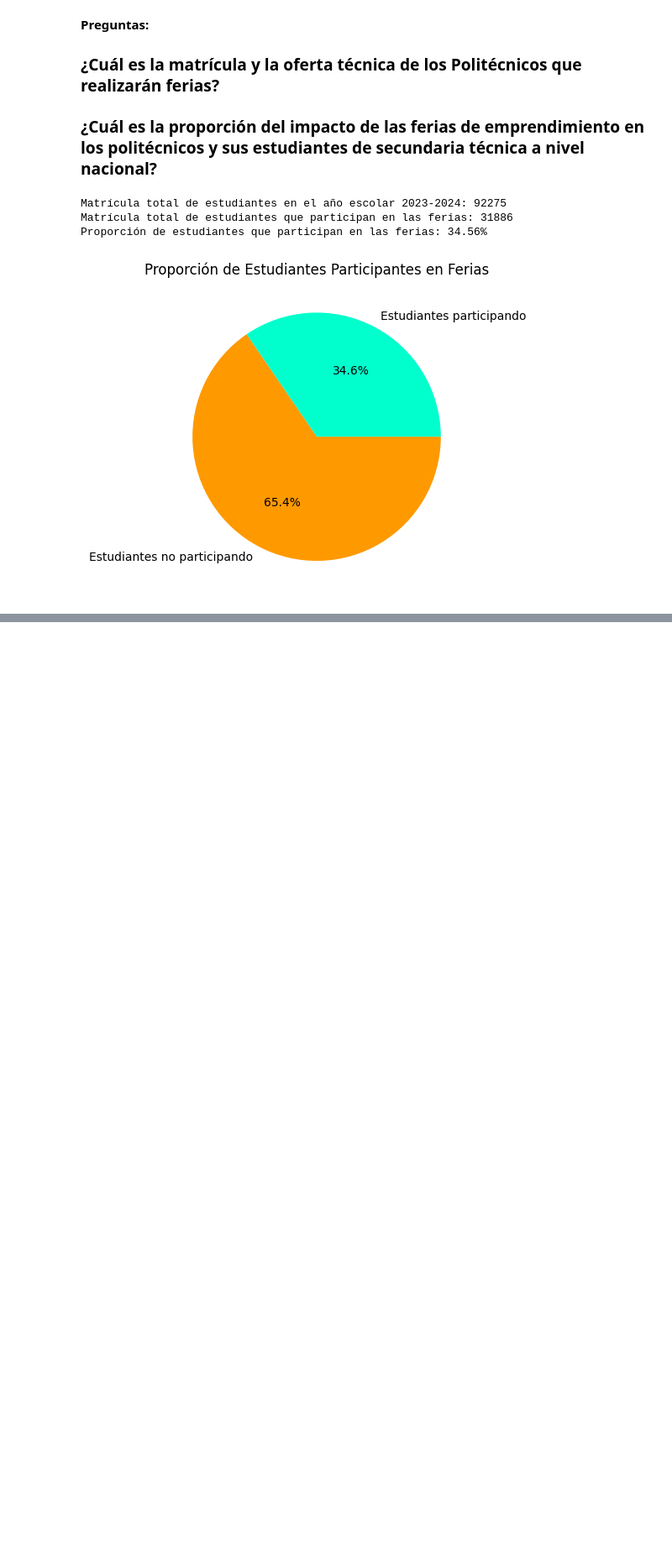
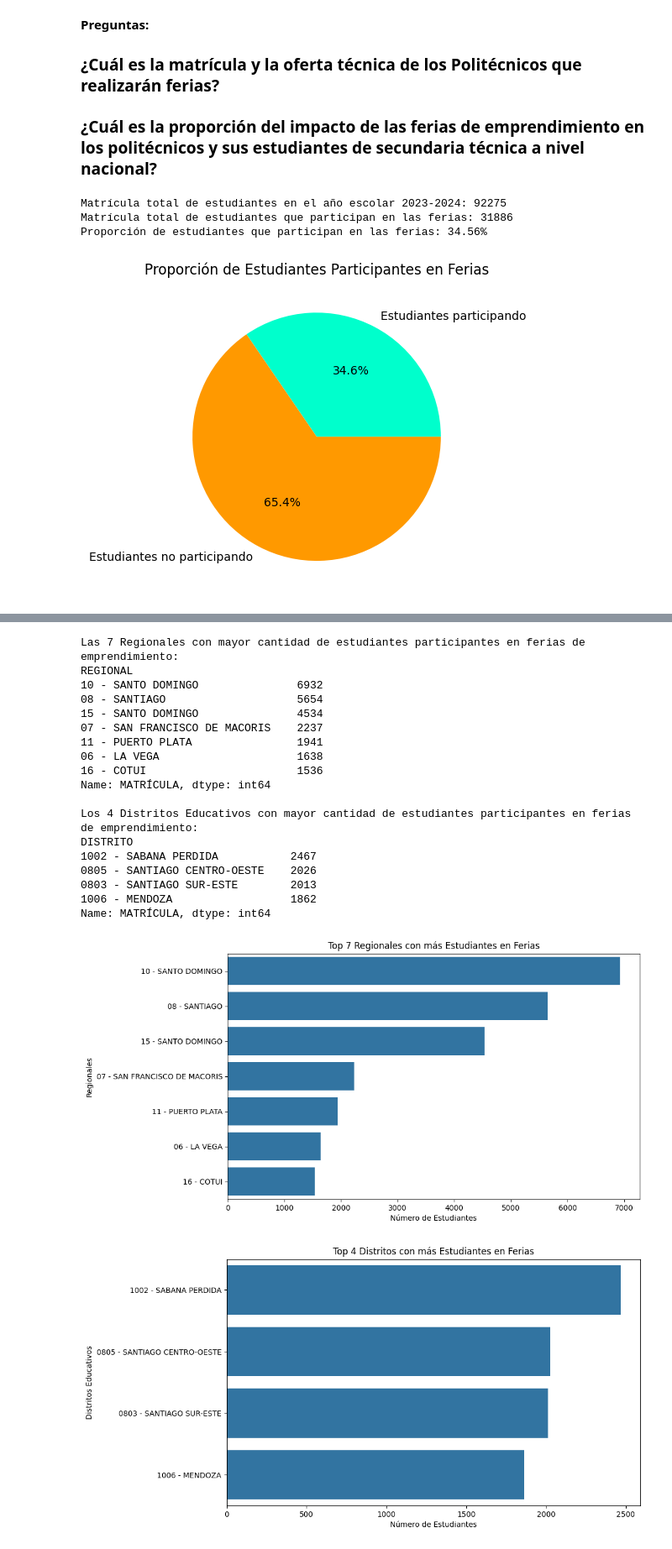
Before and after one commit to jimmycoste/colab_ferias, a Jupyter notebook: ferias_de_emprendimeinto_2024.ipynb, the cells around one changed output, grey strips where cells are left out. Shown at 84% size. Cells and saved outputs as stored; diff of their text form; code cells hidden in the pictures; blank space fills up the shorter version.

```diff
--- a/ferias_de_emprendimeinto_2024.ipynb
+++ b/ferias_de_emprendimeinto_2024.ipynb
@@ -287,0 +346,59 @@ Familias Profesionales y Títulos con incidencia en las ferias
+# %%
+# prompt: ¿Cuáles son las Regionales y Distritos Educativos con mayor cantidad de estudiantes participantes en las ferias de Emrprendimeinto?
+
+# Obtener el conteo de estudiantes participantes por regional
+regionales_estudiantes_count = matricula_ferias_df.groupby('REGIONAL')['MATRÍCULA'].sum().sort_values(ascending=False).head(7)
+
+# Obtener el conteo de estudiantes participantes por distrito educativo
+distritos_estudiantes_count = matricula_ferias_df.groupby('DISTRITO')['MATRÍCULA'].sum().sort_values(ascending=False).head(4)
+
+# Mostrar los resultados
+print("Las 7 Regionales con mayor cantidad de estudiantes participantes en ferias de emprendimiento:")
+print(regionales_estudiantes_count)
+
+print("\nLos 4 Distritos Educativos con mayor cantidad de estudiantes participantes en ferias de emprendimiento:")
+print(distritos_estudiantes_count)
+
+# Prepare the data for the bar plot
+regionales_estudiantes_data = regionales_estudiantes_count.to_frame().reset_index()
+regionales_estudiantes_data.columns = ['Regionales', 'Estudiantes']
+
+distritos_estudiantes_data = distritos_estudiantes_count.to_frame().reset_index()
+distritos_estudiantes_data.columns = ['Distritos', 'Estudiantes']
+
+# Create the bar plot for regionales
+plt.figure(figsize=(10, 6))
+sns.barplot(x='Estudiantes', y='Regionales', data=regionales_estudiantes_data)
+plt.title('Top 7 Regionales con más Estudiantes en Ferias')
+plt.xlabel('Número de Estudiantes')
+plt.ylabel('Regionales')
+plt.show()
+
+# Create the bar plot for distritos
+plt.figure(figsize=(10, 6))
+sns.barplot(x='Estudiantes', y='Distritos', data=distritos_estudiantes_data)
+plt.title('Top 4 Distritos con más Estudiantes en Ferias')
+plt.xlabel('Número de Estudiantes')
+plt.ylabel('Distritos Educativos')
+plt.show()
+# %% [output]
+Las 7 Regionales con mayor cantidad de estudiantes participantes en ferias de emprendimiento:
+REGIONAL
+10 - SANTO DOMINGO               6932
+08 - SANTIAGO                    5654
+15 - SANTO DOMINGO               4534
+07 - SAN FRANCISCO DE MACORIS    2237
+11 - PUERTO PLATA                1941
+06 - LA VEGA                     1638
+16 - COTUI                       1536
+Name: MATRÍCULA, dtype: int64
+
+Los 4 Distritos Educativos con mayor cantidad de estudiantes participantes en ferias de emprendimiento:
+DISTRITO
+1002 - SABANA PERDIDA           2467
+0805 - SANTIAGO CENTRO-OESTE    2026
+0803 - SANTIAGO SUR-ESTE        2013
+1006 - MENDOZA                  1862
+Name: MATRÍCULA, dtype: int64
+[figure, added]
+[figure, added]
```
Also changed, not shown: parts of 18 cells of this notebook.
